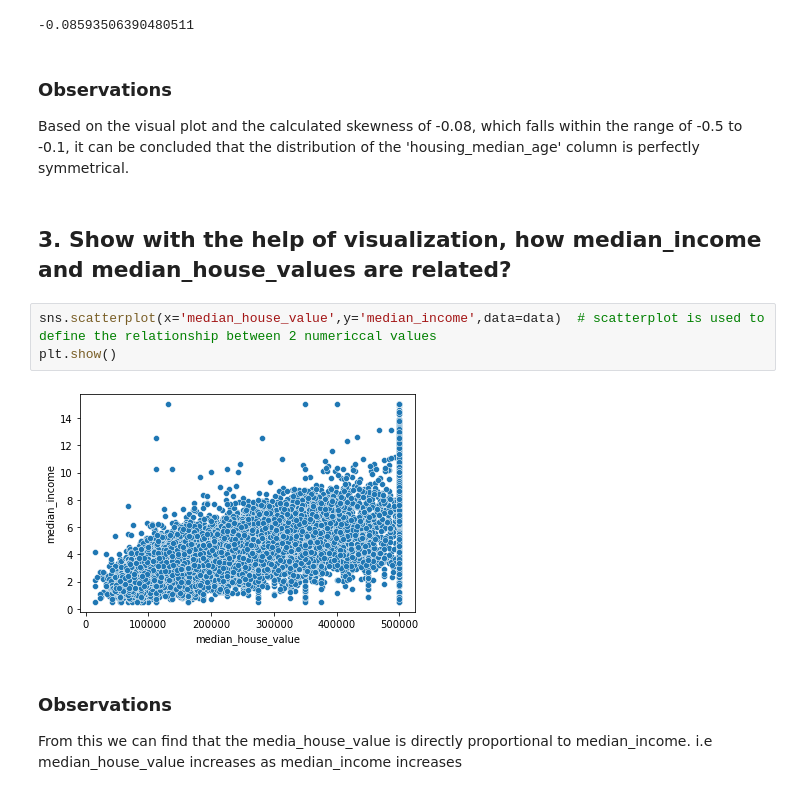
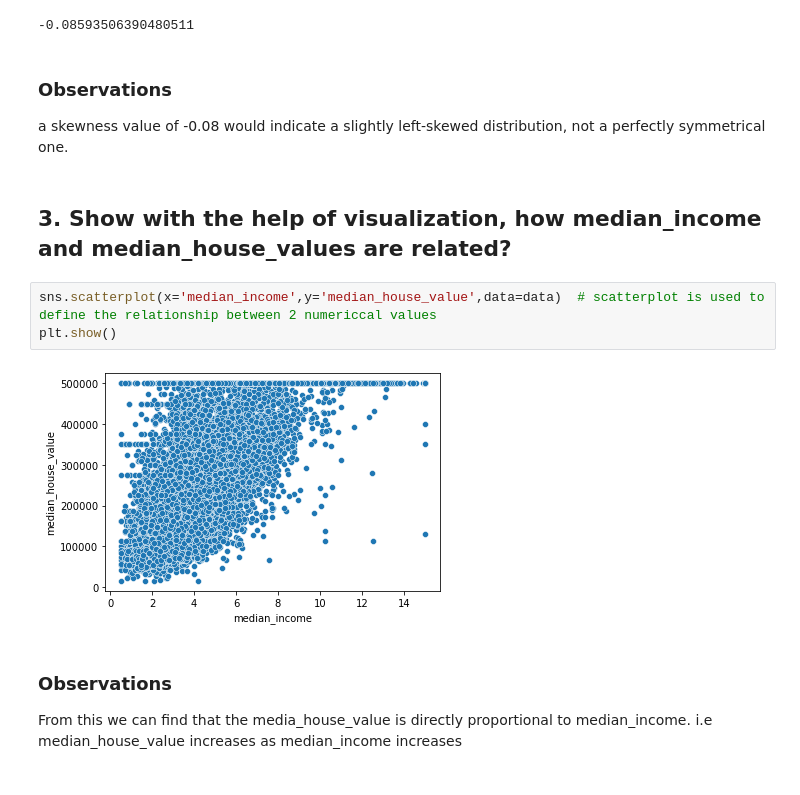
Before and after one commit to adhilMuhamed/California_Housing_Project, a Jupyter notebook: California_Housing_Price_Prediction.ipynb, the cells around one changed output. Saved outputs shown, nothing was run; the diff lists cells and outputs as text.

```diff
--- a/California_Housing_Price_Prediction.ipynb
+++ b/California_Housing_Price_Prediction.ipynb
@@ -98,14 +107,14 @@ housing_median_age_skew # we use the equation Skewed =3*(mean-median)/std() to f
 # %% [markdown]
 ### Observations
 
-Based on the visual plot and the calculated skewness of -0.08, which falls within the range of -0.5 to -0.1, it can be concluded that the distribution of the 'housing_median_age' column is perfectly symmetrical.
+ a skewness value of -0.08 would indicate a slightly left-skewed distribution, not a perfectly symmetrical one.
 # %% [markdown]
 ## 3. Show with the help of visualization, how median_income and median_house_values are related?
 # %%
-sns.scatterplot(x='median_house_value',y='median_income',data=data)  # scatterplot is used to define the relationship between 2 numericcal values
+sns.scatterplot(x='median_income',y='median_house_value',data=data)  # scatterplot is used to define the relationship between 2 numericcal values
 plt.show()
 # %% [output]
-[figure, old version]
+[figure, new version]
 # %% [markdown]
 ### Observations
 
```
Also changed, not shown: parts of 3 cells of this notebook.
